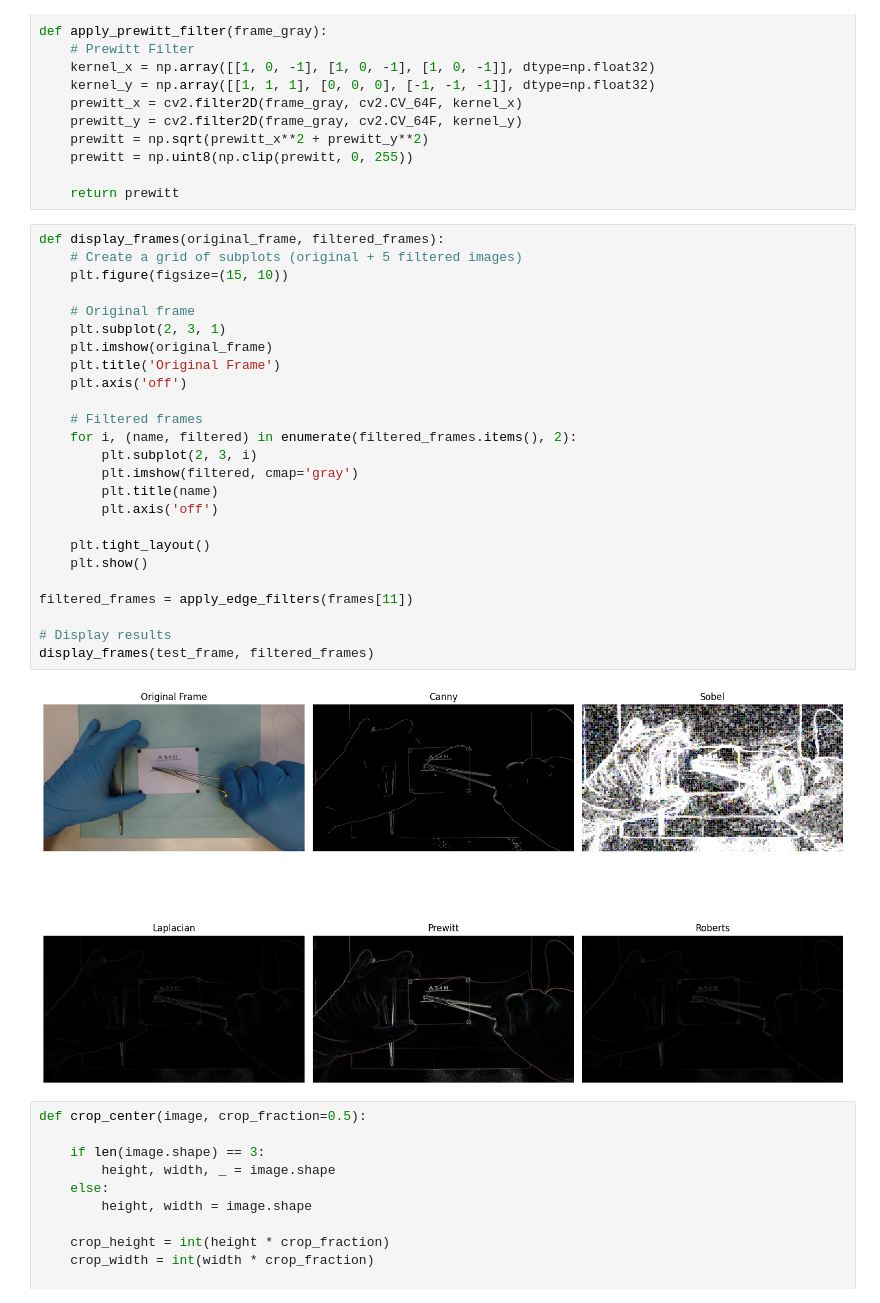
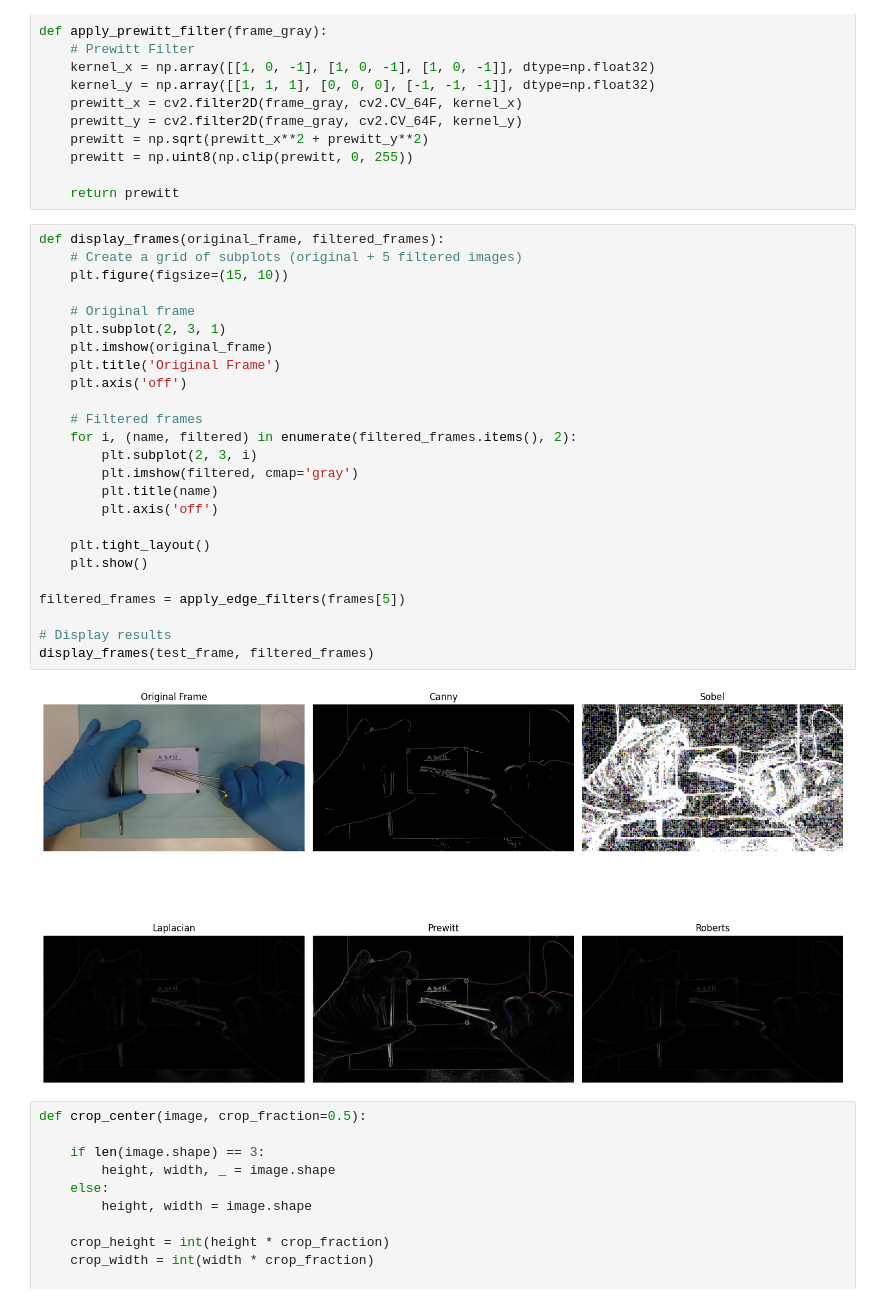
Before and after one commit to rodrigo0345/Aprof2, a Jupyter notebook: PreProcessing.ipynb, the cells around one changed output. Drawn from its saved outputs; the diff is of its cells as text.

```diff
--- a/PreProcessing.ipynb
+++ b/PreProcessing.ipynb
@@ -114,30 +118,30 @@ def apply_prewitt_filter(frame_gray):
 # %%
 def display_frames(original_frame, filtered_frames):
     # Create a grid of subplots (original + 5 filtered images)
     plt.figure(figsize=(15, 10))
 
     # Original frame
     plt.subplot(2, 3, 1)
     plt.imshow(original_frame)
     plt.title('Original Frame')
     plt.axis('off')
 
     # Filtered frames
     for i, (name, filtered) in enumerate(filtered_frames.items(), 2):
         plt.subplot(2, 3, i)
         plt.imshow(filtered, cmap='gray')
         plt.title(name)
         plt.axis('off')
 
     plt.tight_layout()
     plt.show()
 
-filtered_frames = apply_edge_filters(frames[11])
+filtered_frames = apply_edge_filters(frames[5])
 
 # Display results
 display_frames(test_frame, filtered_frames)
 # %% [output]
-[figure, old version]
+[figure, new version]
 # %%
 def crop_center(image, crop_fraction=0.5):
 
```
Also changed, not shown: parts of 3 cells of this notebook.
